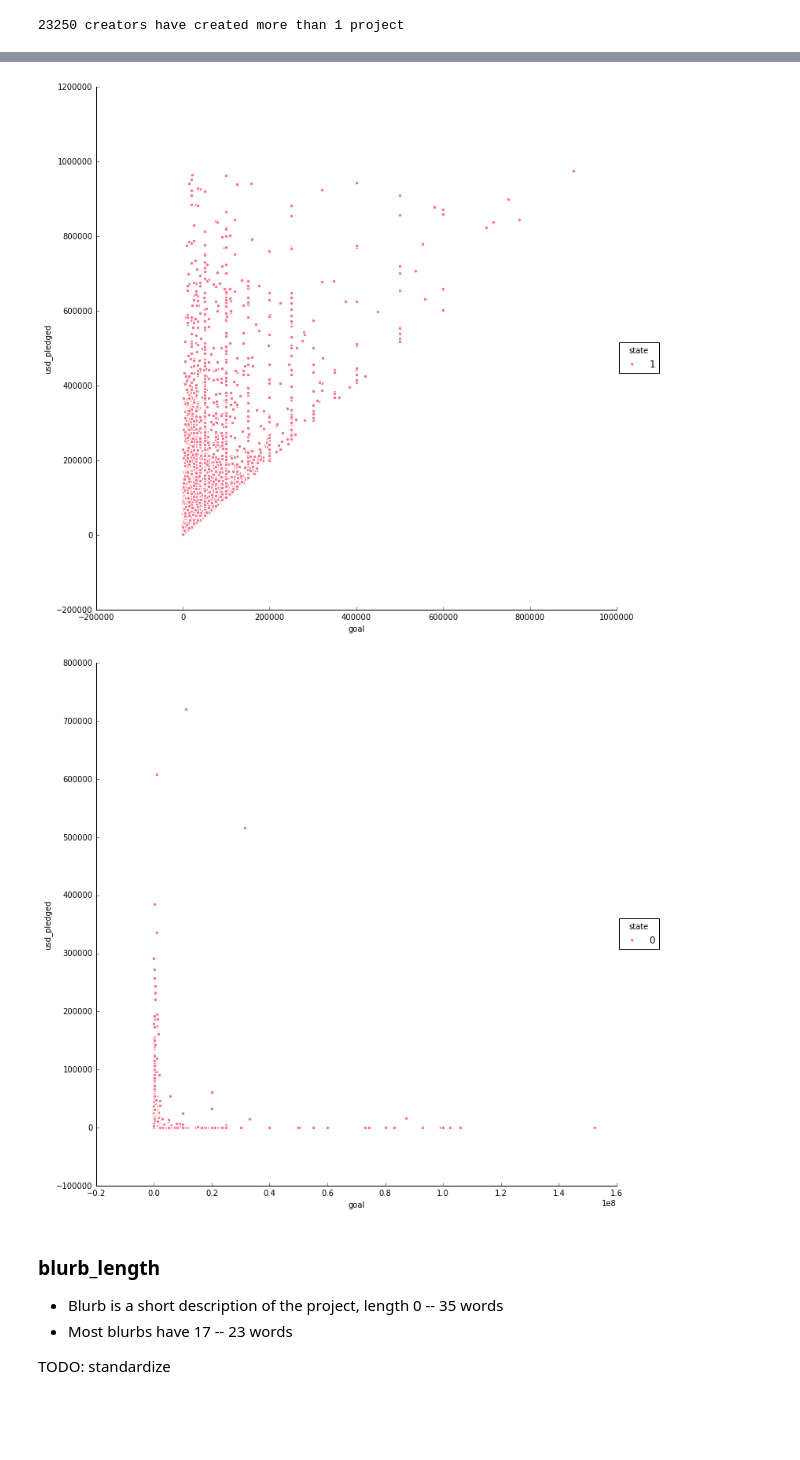
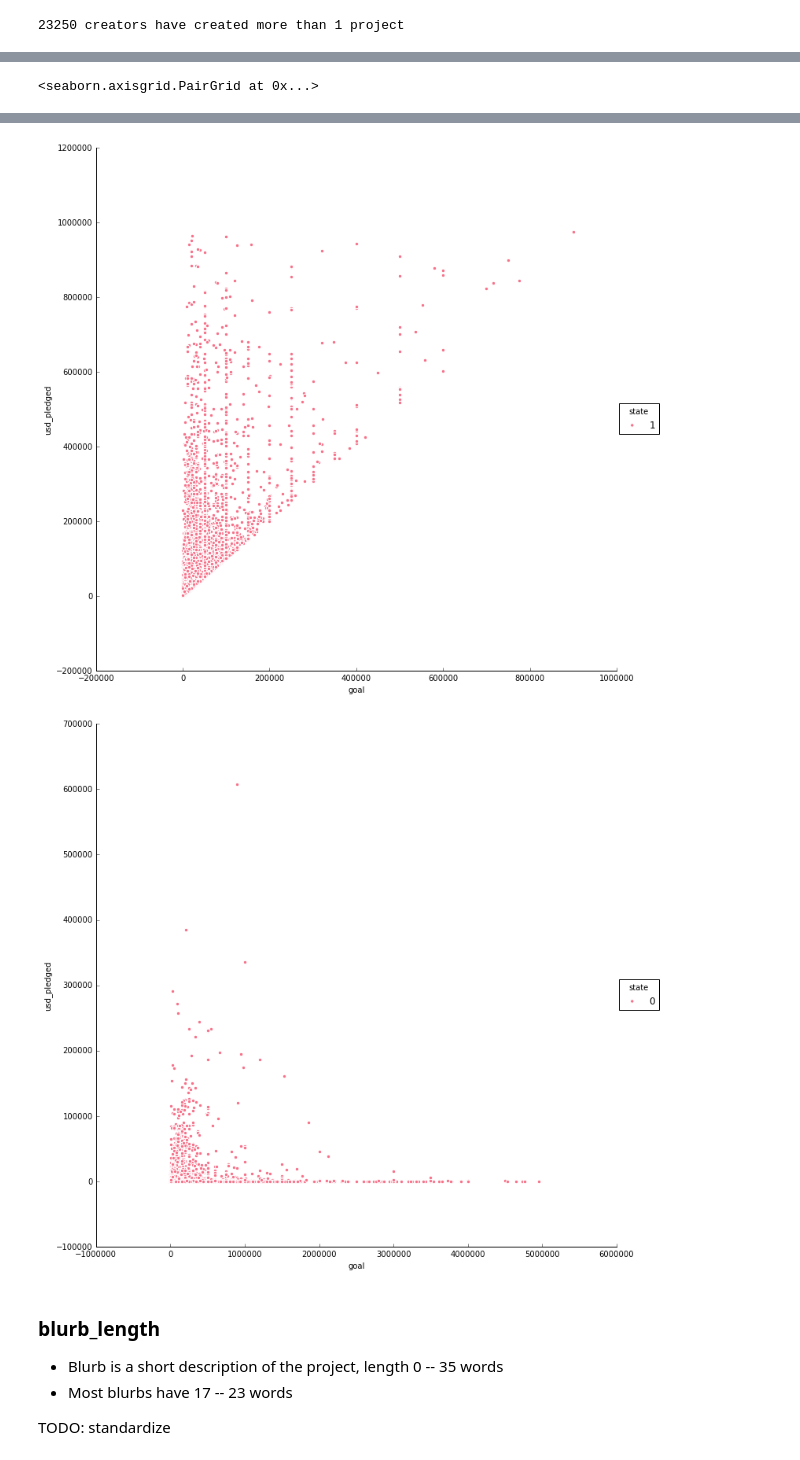
Before and after one commit to jaeeolma/ties445, a Jupyter notebook: Data exploration.ipynb, the cells around one changed output, grey strips where cells are left out. Saved outputs shown, nothing was run; the diff lists cells and outputs as text; code cells hidden in the pictures; blank space fills up the shorter version.

```diff
--- a/Data exploration.ipynb
+++ b/Data exploration.ipynb
@@ -161,11 +164,15 @@ df.usd_pledged.describe()
 df.usd_pledged.plot(figsize=(15,5))
 
 len(df.usd_pledged[df.usd_pledged > 1000000])
+len(df.usd_pledged[df.usd_pledged > 5000000])
+
+# gained enough backing but still not successful
+len(df[(df.usd_pledged >= df.goal) & (df.state == 0)])
 
 # usd_pledged and goal, pledged under 1 mil
 sns.pairplot(train_df[train_df.usd_pledged < 1000000], x_vars=['goal'], y_vars=['usd_pledged'], hue='state', palette='husl', aspect=5)
 sns.pairplot(train_df[(train_df.state == 1) & (train_df.usd_pledged < 1000000)], x_vars=['goal'], y_vars=['usd_pledged'], hue='state', palette='husl', size=10)
-sns.pairplot(train_df[(train_df.state == 0) & (train_df.usd_pledged < 1000000)], x_vars=['goal'], y_vars=['usd_pledged'], hue='state', palette='husl', size=10)
+sns.pairplot(train_df[(train_df.state == 0) & (train_df.usd_pledged < 1000000) & (train_df.goal < 5000000)], x_vars=['goal'], y_vars=['usd_pledged'], hue='state', palette='husl', size=10)
 # %% [output]
 count    1.777680e+05
 mean     1.065866e+04
@@ -184,7 +192,8 @@ Name: usd_pledged, dtype: float64
+<seaborn.axisgrid.PairGrid at 0x...>
 [figure]
 [figure]
 [figure]
-[figure, old version]
+[figure, new version]
 # %% [markdown]
 ### blurb_length
 
```
Also changed, not shown: parts of 13 cells of this notebook.
